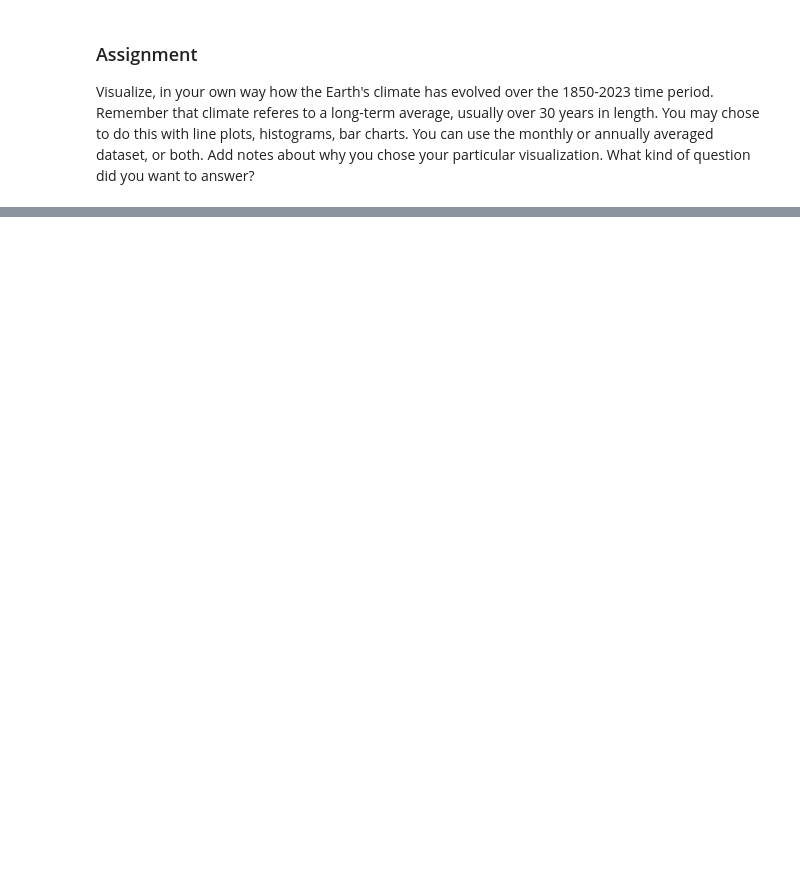
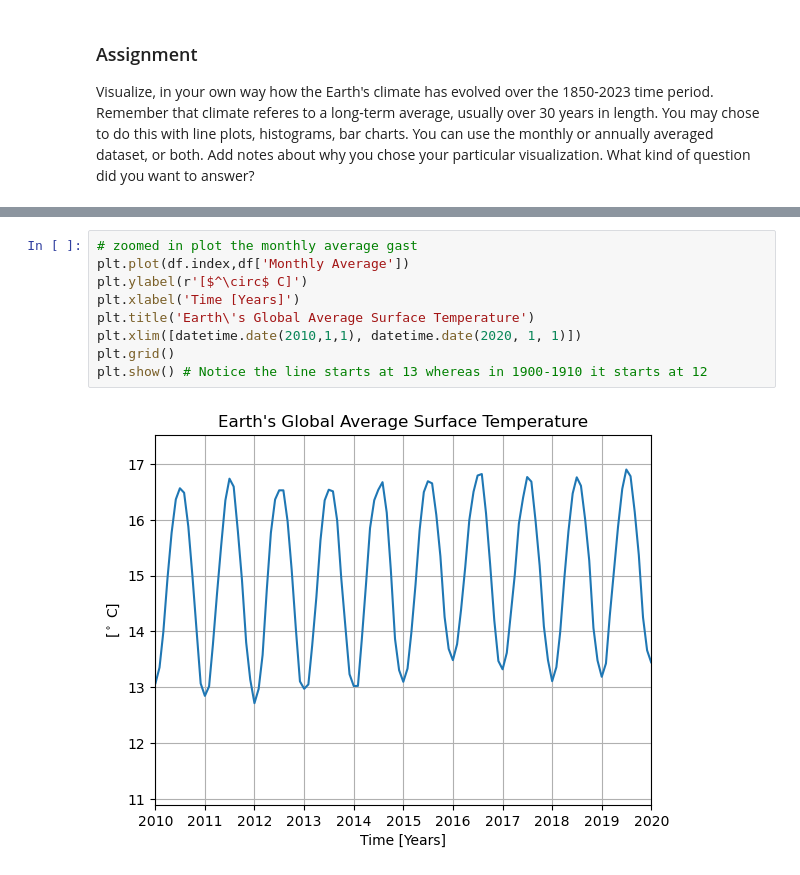
Before and after one commit to arronwheeler/CFR-2024, a Jupyter notebook: module_climate/00_intro_to_climate.ipynb, the cells around one changed output, grey strips where cells are left out. Drawn from its saved outputs; the diff is of its cells as text; blank space fills up the shorter version.

```diff
--- a/module_climate/00_intro_to_climate.ipynb
+++ b/module_climate/00_intro_to_climate.ipynb
@@ -124,0 +154,11 @@ Visualize, in your own way how the Earth's climate has evolved over the 1850-202
+# %%
+# zoomed in plot the monthly average gast
+plt.plot(df.index,df['Monthly Average'])
+plt.ylabel(r'[$^\circ$ C]')
+plt.xlabel('Time [Years]')
+plt.title('Earth\'s Global Average Surface Temperature')
+plt.xlim([datetime.date(2010,1,1), datetime.date(2020, 1, 1)])
+plt.grid()
+plt.show() # Notice the line starts at 13 whereas in 1900-1910 it starts at 12
+# %% [output]
+[figure, added]
```
Also changed, not shown: parts of 6 cells of this notebook.
